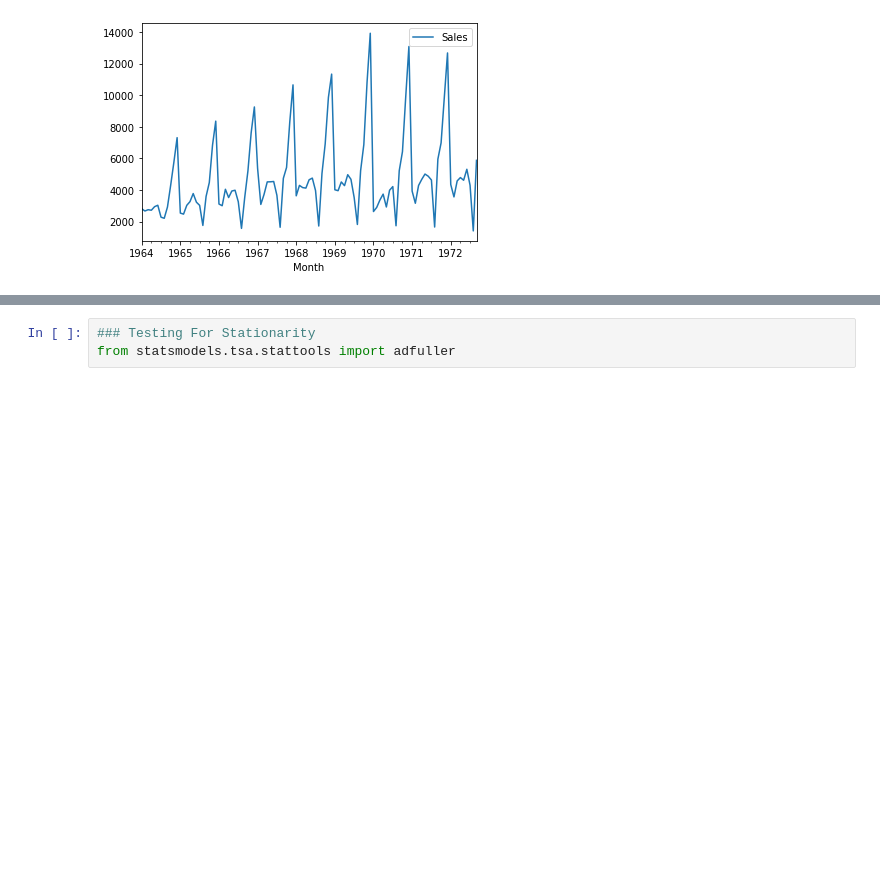
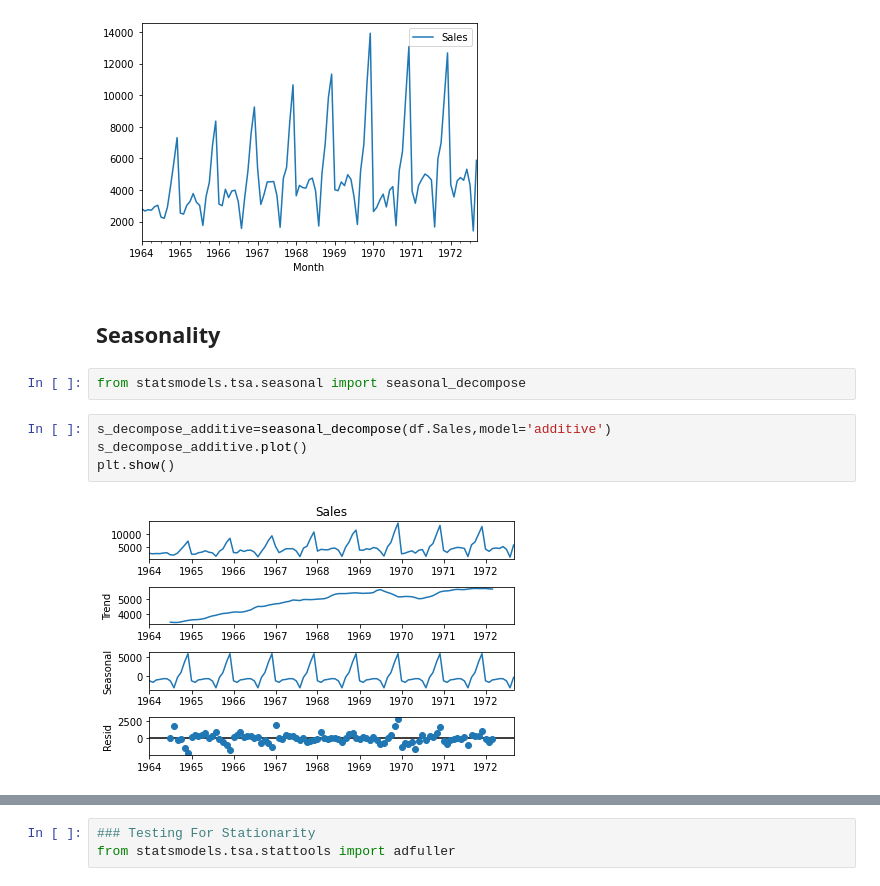
Before and after one commit to amanG251314/Future-Sales-Forecasting, a Jupyter notebook: Sales_Forecasting.ipynb, the cells around one changed output, grey strips where cells are left out. Drawn from its saved outputs; the diff is of its cells as text; blank space fills up the shorter version.

```diff
--- a/Sales_Forecasting.ipynb
+++ b/Sales_Forecasting.ipynb
@@ -105,3 +105,13 @@ df.plot()
 # %% [output]
 <AxesSubplot:xlabel='Month'>
 [figure]
+# %% [markdown]
+## Seasonality
+# %%
+from statsmodels.tsa.seasonal import seasonal_decompose
+# %%
+s_decompose_additive=seasonal_decompose(df.Sales,model='additive')
+s_decompose_additive.plot()
+plt.show()
+# %% [output]
+[figure, added]
```
Also changed, not shown: parts of 3 cells of this notebook.
